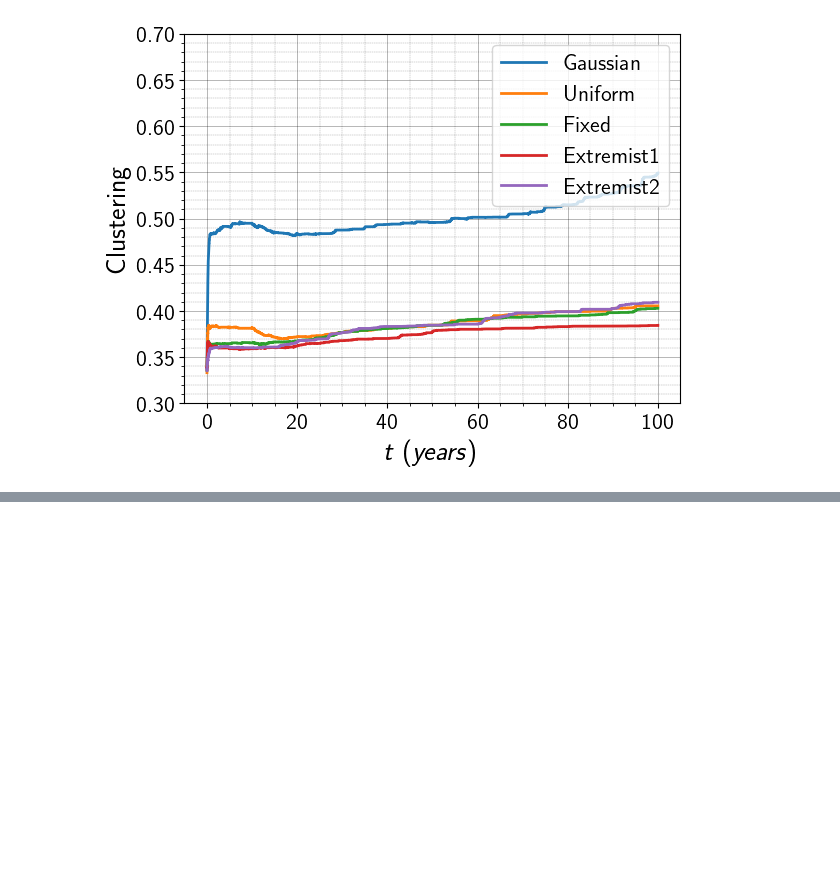
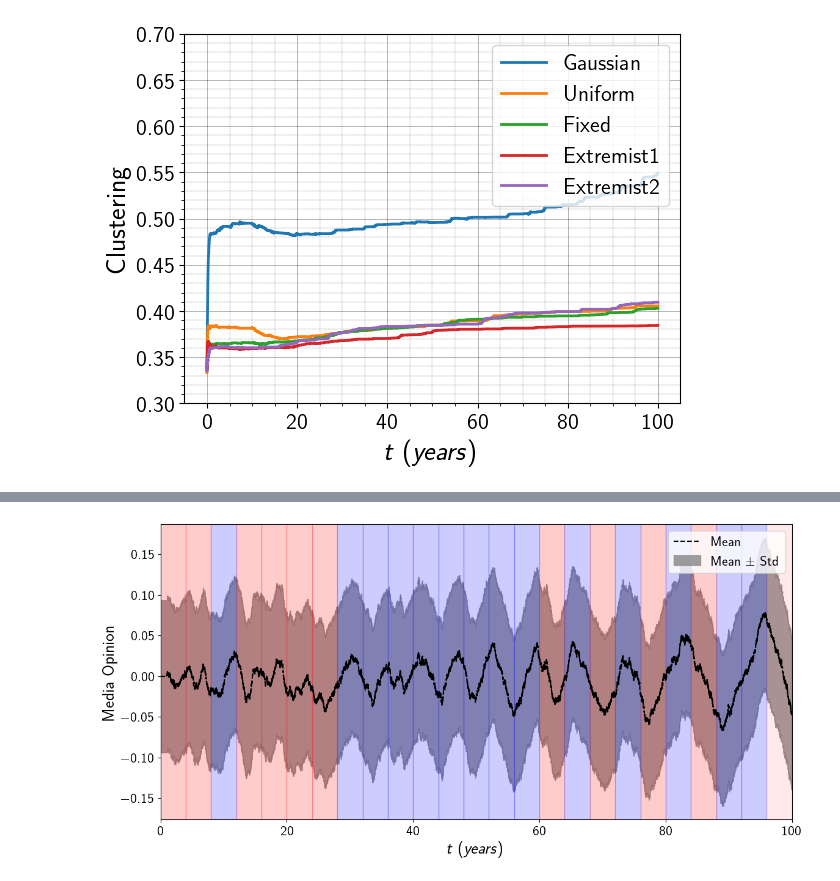
Before and after one commit to m-bur/complex_social_systems, a Jupyter notebook: illustration.ipynb, the cells around one changed output, grey strips where cells are left out. Saved outputs shown, nothing was run; the diff lists cells and outputs as text; code cells hidden in the pictures; blank space fills up the shorter version.

```diff
--- a/illustration.ipynb
+++ b/illustration.ipynb
@@ -246,0 +281,42 @@ plt.grid(axis="y", linestyle="-", linewidth=0.5, alpha=0.6)
+# %%
+df_stats = pd.read_csv('illustration/media_statistics.csv')
+df_results = pd.read_csv('illustration/network_polarization.txt')
+df_results.iloc[:,0] = df_results.iloc[:,0].apply(lambda x: 1 if x > 0 else -1)
+df_election = df_results.iloc[::4*365,0]
+plt.rc('text', usetex=True)
+plt.rc('font', family='sans-serif')  # Use a serif font for LaTeX style
+plt.rc('text.latex', preamble=r'\usepackage{sfmath}')  # Use sans-serif math mode
+plt.rcParams.update({
+    'font.size': 18,  # General font size
+    'axes.titlesize': 20,  # Title font size
+    'axes.labelsize': 20,  # Label font size
+    'legend.fontsize': 16,  # Legend font size
+    'xtick.labelsize': 16,  # x-axis tick font size
+    'ytick.labelsize': 16   # y-axis tick font size
+})
+x_values = df_stats.index / 365
+fig, ax = plt.subplots(figsize=(12, 6))
+ax.plot(x_values, df_stats["mean"], label="Mean", color="black", linestyle="--")
+ax.fill_between(
+        x_values,
+        df_stats["mean"] - df_stats["std"],
+        df_stats["mean"] + df_stats["std"],
+        color="grey",
+        alpha=0.75,
+        label="Mean ± Std"
+)
+for i in range(len(df_election)-1):
+    color = "blue" if df_election.iloc[i] == -1 else "red"
+    ax.axvspan(df_election.index[i] / 365, df_election.index[i+1] / 365, color=color, alpha=0.2)
+color = "blue" if df_election.iloc[-1] == -1 else "red"
+ax.axvspan(df_election.index[-1] / 365, x_values[-1], color=color, alpha=0.0875)
+plt.xlim([0, 100])
+ax.set_xlabel(r"$t \; (years)$")
+ax.set_ylabel("Media Opinion")
+ax.legend()
+# ax.set_ylim(min(df_stats["mean"]+df_stats["std"]), max((df_stats["mean"] + df_stats["std"]).max()) * 1.1)
+plt.tight_layout()
+# plt.savefig('illustration/media_opinion.png')
+# plt.savefig('illustration/media_opinion.pdf')
+# %% [output]
+[figure, added]
```
Also changed, not shown: parts of 2 cells of this notebook.
